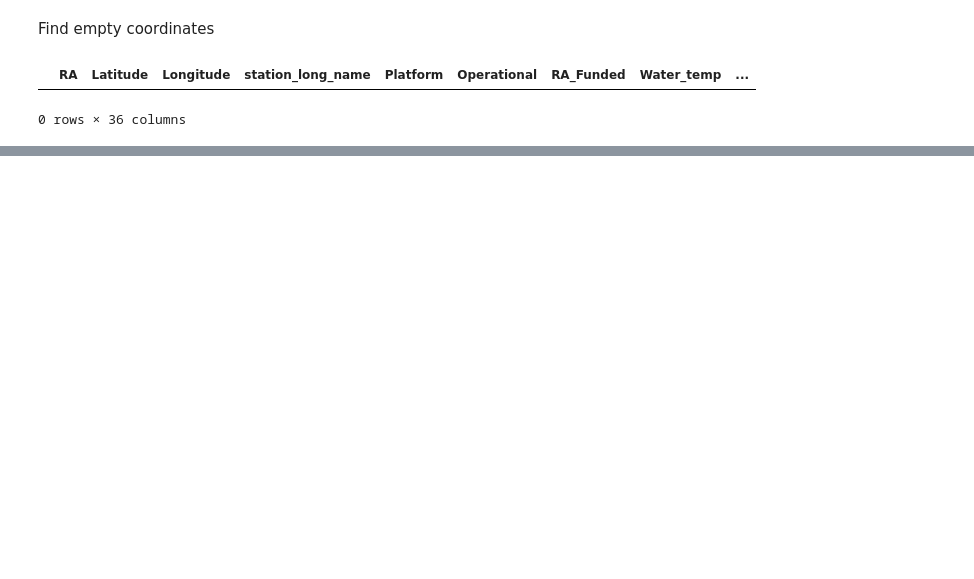
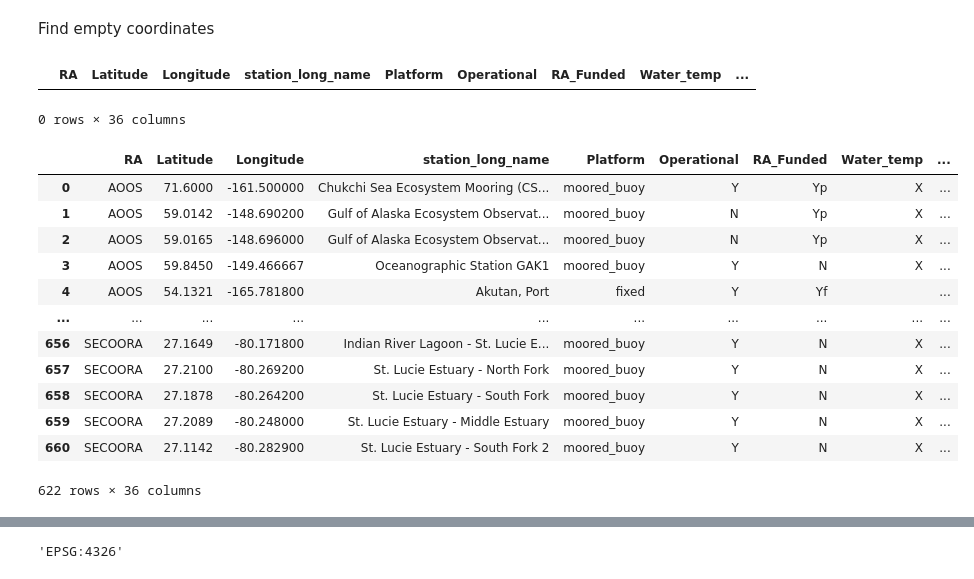
Before and after one commit to ioos/ioos-asset-inventory, a Jupyter notebook: inventory_creation.ipynb, the cells around one changed output, grey strips where cells are left out. Cells and saved outputs as stored; diff of their text form; code cells hidden in the pictures; blank space fills up the shorter version.

```diff
--- a/inventory_creation.ipynb
+++ b/inventory_creation.ipynb
@@ -217,6 +217,8 @@ Write data files.
 # gdf.to_file(year+'/combined_raw_inventory.kml', driver='LIBKML')
 # gdf_final.to_file(year+'/processed_inventory.kml', driver='LIBKML')
 # %%
+gdf_final.set_crs(epsg=4326)
+
 gdf_final.loc[gdf_final['geometry'].is_empty == False].explore("RA",categorical=True, tooltip=33)
 # %% [output]
 [interactive output not drawn]
@@ -227,8 +229,28 @@ gdf_final.loc[gdf_final['geometry'].is_empty == True]
 # %% [output]
 |  | RA | Latitude | Longitude | station_long_name | Platform | Operational | RA_Funded | Water_temp | ... |
 0 rows × 36 columns
+# %%
+gdf_final
+# %% [output]
+|  | RA | Latitude | Longitude | station_long_name | Platform | Operational | RA_Funded | Water_temp | ... |
+| 0 | AOOS | 71.6000 | -161.500000 | Chukchi Sea Ecosystem Mooring (CS... | moored_buoy | Y | Yp | X | ... |
+| 1 | AOOS | 59.0142 | -148.690200 | Gulf of Alaska Ecosystem Observat... | moored_buoy | N | Yp | X | ... |
+| 2 | AOOS | 59.0165 | -148.696000 | Gulf of Alaska Ecosystem Observat... | moored_buoy | N | Yp | X | ... |
+| 3 | AOOS | 59.8450 | -149.466667 | Oceanographic Station GAK1 | moored_buoy | Y | N | X | ... |
+| 4 | AOOS | 54.1321 | -165.781800 | Akutan, Port | fixed | Y | Yf |  | ... |
+| ... | ... | ... | ... | ... | ... | ... | ... | ... | ... |
+| 656 | SECOORA | 27.1649 | -80.171800 | Indian River Lagoon - St. Lucie E... | moored_buoy | Y | N | X | ... |
+| 657 | SECOORA | 27.2100 | -80.269200 | St. Lucie Estuary - North Fork | moored_buoy | Y | N | X | ... |
+| 658 | SECOORA | 27.1878 | -80.264200 | St. Lucie Estuary - South Fork | moored_buoy | Y | N | X | ... |
+| 659 | SECOORA | 27.2089 | -80.248000 | St. Lucie Estuary - Middle Estuary | moored_buoy | Y | N | X | ... |
+| 660 | SECOORA | 27.1142 | -80.282900 | St. Lucie Estuary - South Fork 2 | moored_buoy | Y | N | X | ... |
+622 rows × 36 columns
 # %%
 df = geopandas.read_file(geopandas.datasets.get_path("naturalearth_lowres"))
 df.explore("pop_est", cmap="Blues")
 # %% [output]
 [interactive output not drawn]
+# %%
+df.crs.to_string()
+# %% [output]
+'EPSG:4326'
```
